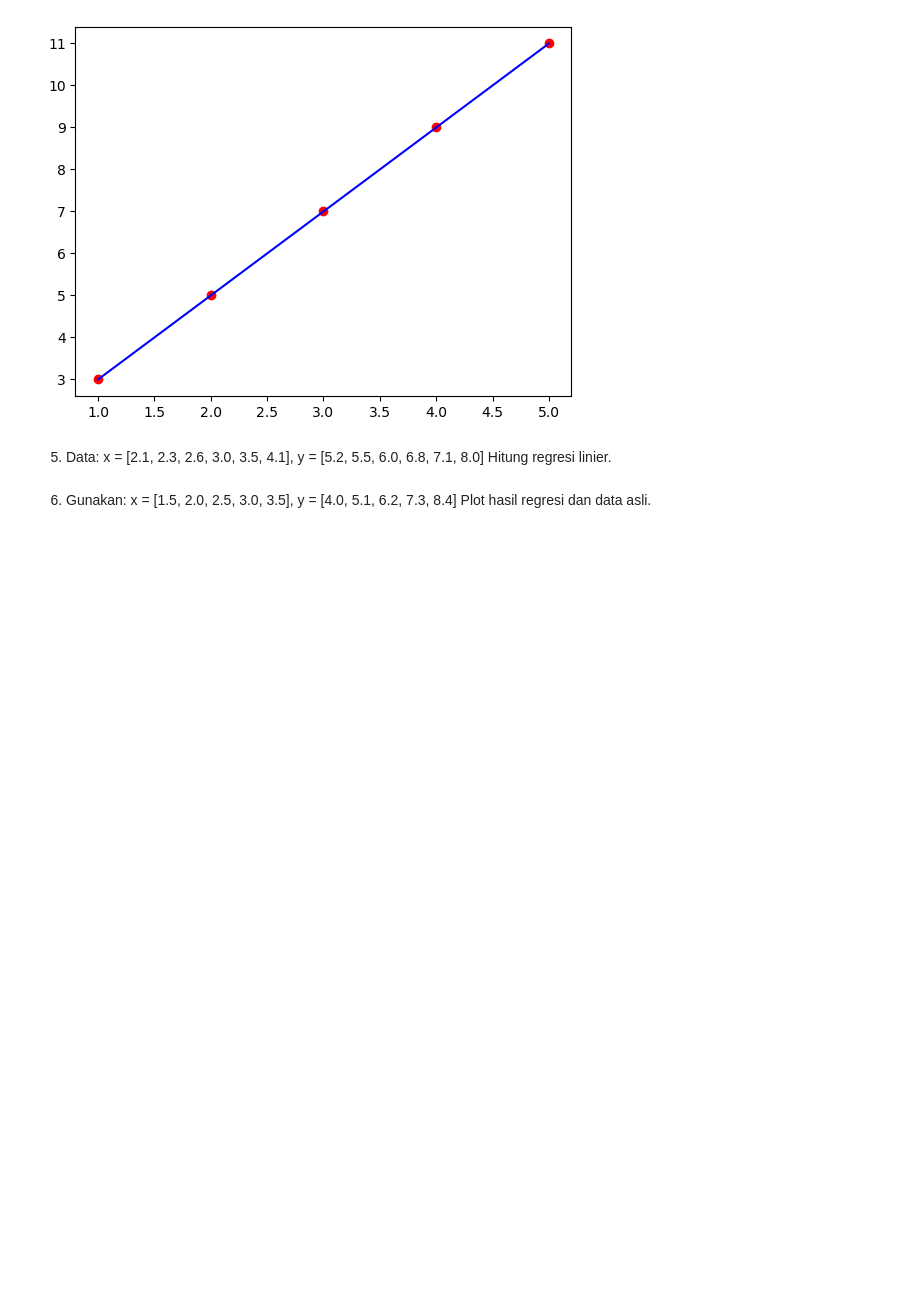
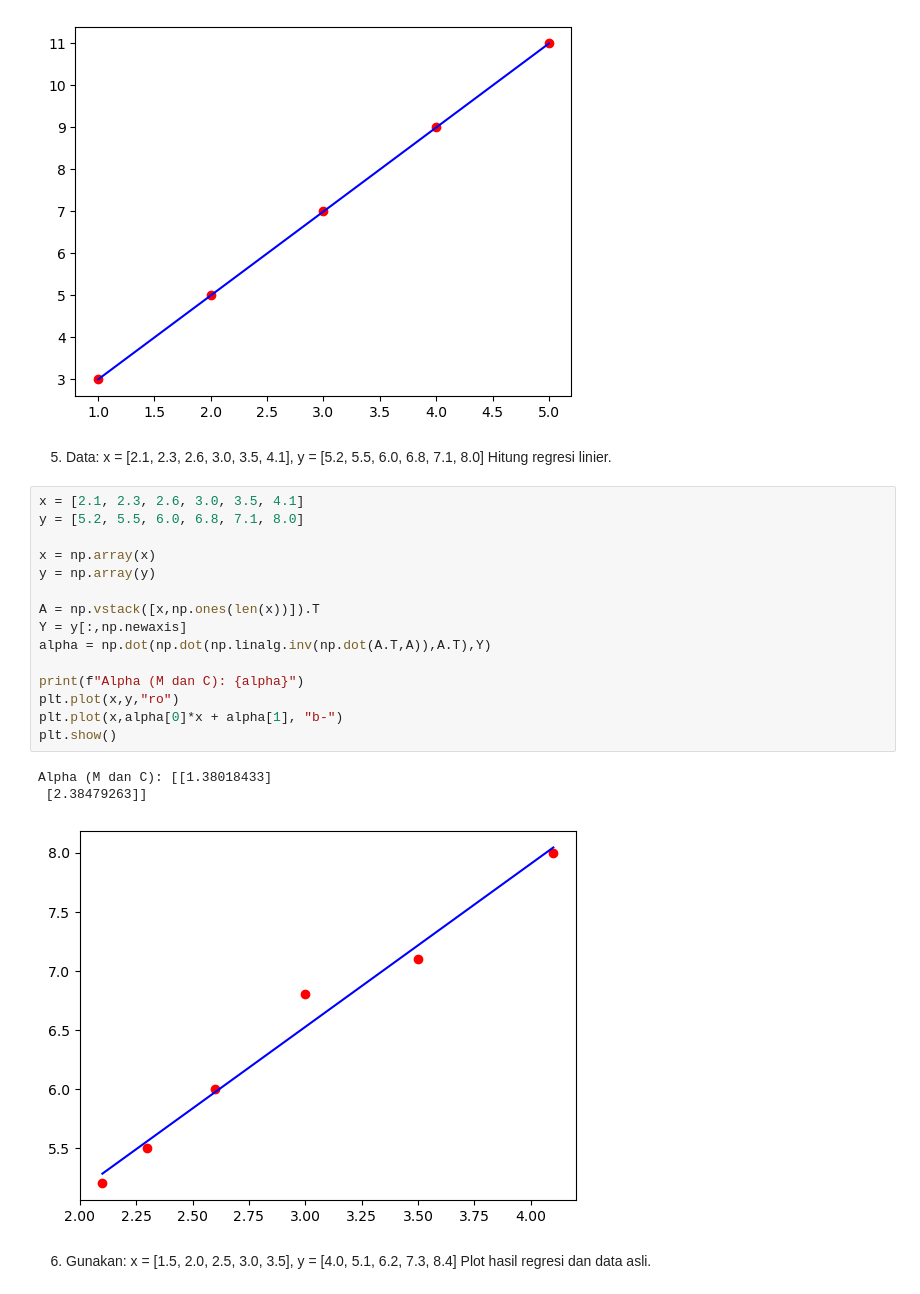
Before and after one commit to AdrielBernhardT/Scientific-Computing, a Jupyter notebook: Lab Sesi 6/LatihanUAPKuri.ipynb, the cells around one changed output. Saved outputs shown, nothing was run; the diff lists cells and outputs as text; blank space fills up the shorter version.

```diff
--- a/Lab Sesi 6/LatihanUAPKuri.ipynb
+++ b/Lab Sesi 6/LatihanUAPKuri.ipynb
@@ -302,6 +302,25 @@ Alpha (m and c):[[2.]
 # %% [markdown]
 5. Data: x = [2.1, 2.3, 2.6, 3.0, 3.5, 4.1], y = [5.2, 5.5, 6.0, 6.8, 7.1, 8.0]
  Hitung regresi linier.
+# %%
+x = [2.1, 2.3, 2.6, 3.0, 3.5, 4.1]
+y = [5.2, 5.5, 6.0, 6.8, 7.1, 8.0]
+
+x = np.array(x)
+y = np.array(y)
+
+A = np.vstack([x,np.ones(len(x))]).T
+Y = y[:,np.newaxis]
+alpha = np.dot(np.dot(np.linalg.inv(np.dot(A.T,A)),A.T),Y)
+
+print(f"Alpha (M dan C): {alpha}")
+plt.plot(x,y,"ro")
+plt.plot(x,alpha[0]*x + alpha[1], "b-")
+plt.show()
+# %% [output]
+Alpha (M dan C): [[1.38018433]
+ [2.38479263]]
+[figure, added]
 # %% [markdown]
 6. Gunakan: x = [1.5, 2.0, 2.5, 3.0, 3.5], y = [4.0, 5.1, 6.2, 7.3, 8.4]
  Plot hasil regresi dan data asli.
```
Also changed, not shown: parts of 11 cells of this notebook, 2 other files.
